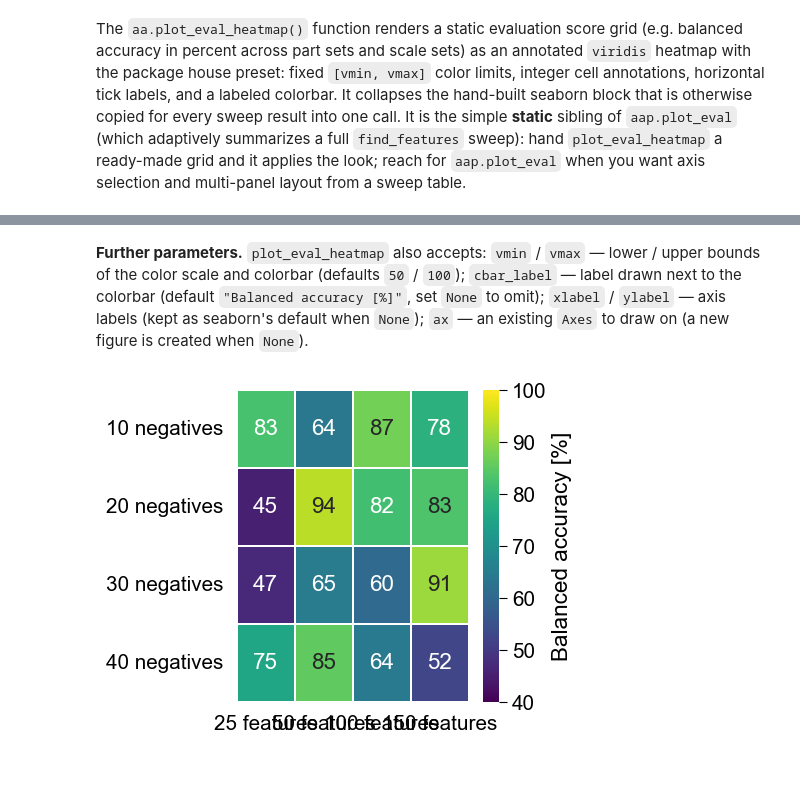
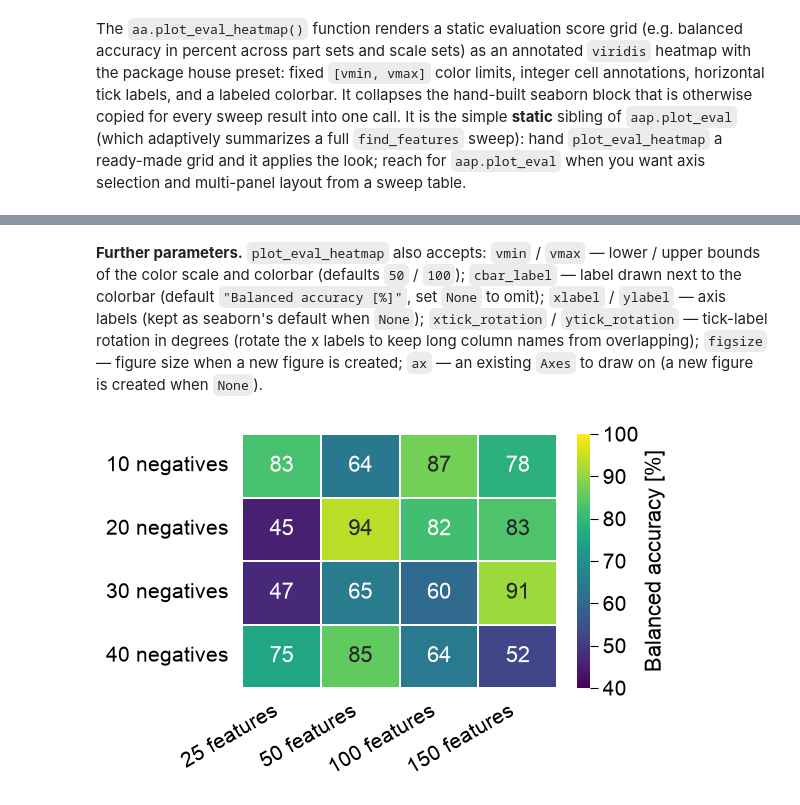
Before and after one commit to breimanntools/aaanalysis, a Jupyter notebook: examples/plotting/plot_eval_heatmap.ipynb, the cells around one changed output, grey strips where cells are left out. Saved outputs shown, nothing was run; the diff lists cells and outputs as text; code cells hidden in the pictures; blank space fills up the shorter version.

```diff
--- a/examples/plotting/plot_eval_heatmap.ipynb
+++ b/examples/plotting/plot_eval_heatmap.ipynb
@@ -25,17 +25,18 @@ plt.show()
 # %% [markdown]
-**Further parameters.** ``plot_eval_heatmap`` also accepts: ``vmin`` / ``vmax`` — lower / upper bounds of the color scale and colorbar (defaults ``50`` / ``100``); ``cbar_label`` — label drawn next to the colorbar (default ``"Balanced accuracy [%]"``, set ``None`` to omit); ``xlabel`` / ``ylabel`` — axis labels (kept as seaborn's default when ``None``); ``ax`` — an existing ``Axes`` to draw on (a new figure is created when ``None``).
+**Further parameters.** ``plot_eval_heatmap`` also accepts: ``vmin`` / ``vmax`` — lower / upper bounds of the color scale and colorbar (defaults ``50`` / ``100``); ``cbar_label`` — label drawn next to the colorbar (default ``"Balanced accuracy [%]"``, set ``None`` to omit); ``xlabel`` / ``ylabel`` — axis labels (kept as seaborn's default when ``None``); ``xtick_rotation`` / ``ytick_rotation`` — tick-label rotation in degrees (rotate the x labels to keep long column names from overlapping); ``figsize`` — figure size when a new figure is created; ``ax`` — an existing ``Axes`` to draw on (a new figure is created when ``None``).
 # %%
-# A different metric range with a custom colorbar label, drawn on a provided Axes.
+# A different metric range with long column labels: rotate the x ticks and size the
+# figure through the function itself (no pre-built Axes needed).
 rng = np.random.default_rng(42)
 df_eval2 = pd.DataFrame(
     rng.uniform(40, 95, size=(4, 4)).round(1),
     index=[f"{n} negatives" for n in (10, 20, 30, 40)],
     columns=[f"{n} features" for n in (25, 50, 100, 150)],
 )
-fig, ax = plt.subplots(figsize=(5, 4))
-aa.plot_eval_heatmap(df_eval=df_eval2, vmin=40, vmax=100,
-                     cbar_label="Balanced accuracy [%]", ax=ax)
+ax = aa.plot_eval_heatmap(df_eval=df_eval2, vmin=40, vmax=100,
+                          cbar_label="Balanced accuracy [%]",
+                          xtick_rotation=30, figsize=(6, 4))
 plt.tight_layout()
 plt.show()
 # %% [output]
-[figure, old version]
+[figure, new version]
```
Also changed, not shown: parts of 1 cell of this notebook, 2 other files.
